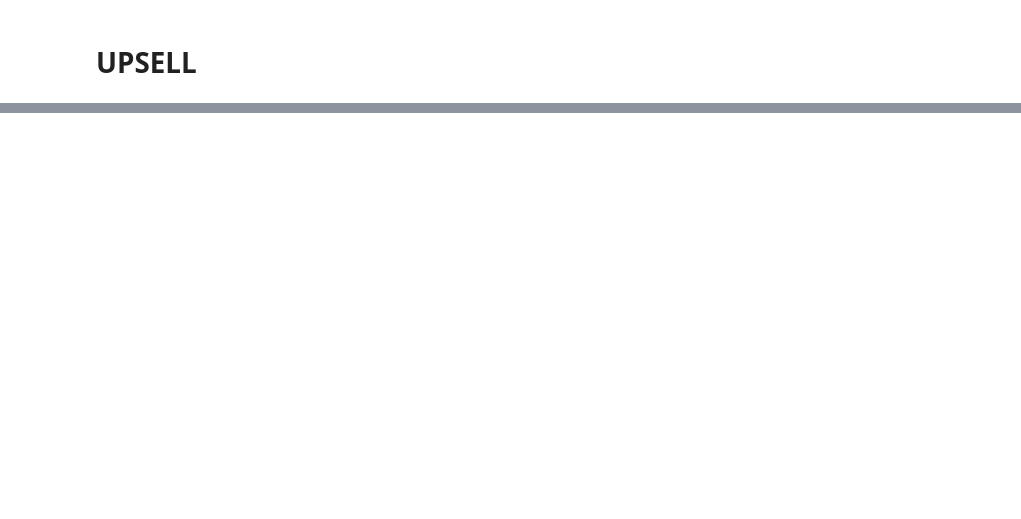
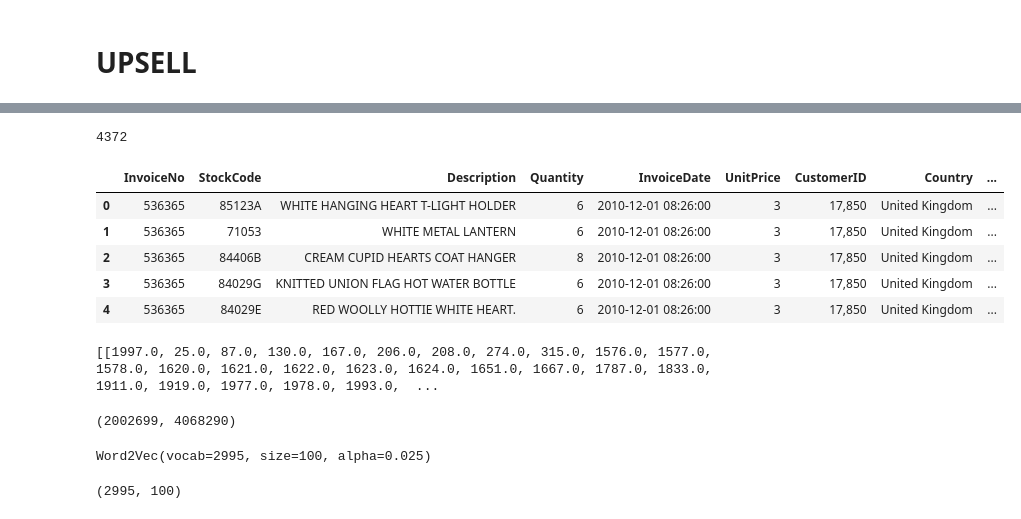
Before and after one commit to Swapnil-Damate/Upselling-and-cross-selling-, a Jupyter notebook: Crossselling_Upselling_OnlineRetail.ipynb, the cells around one changed output, grey strips where cells are left out. Drawn from its saved outputs; the diff is of its cells as text; code cells hidden in the pictures; blank space fills up the shorter version.

```diff
--- a/Crossselling_Upselling_OnlineRetail.ipynb
+++ b/Crossselling_Upselling_OnlineRetail.ipynb
@@ -357,0 +446,3 @@ Recomend.head()
+# %%
+df.dropna(inplace=True)
+df.isnull().sum()
@@ -357,0 +460,27 @@ Recomend.head()
+# %%
+df['StockCode']= df['StockCode'].astype(str)
+# %%
+customers = df["CustomerID"].unique().tolist()
+len(customers)
+# %% [output]
+4372
+# %%
+select=df[['StockCode','CustomerID','clean_products','UnitPrice','Description']]
+df=select.copy()
+df
+# %%
+#swapnil
+recData = recData.dropna()
+df['item_code'] = recData['item_code']
+df['item_code'] = df['item_code']
+pd.options.display.float_format = '{:,.0f}'.format
+# %%
+#swapnil
+df.head()
+# %% [output]
+|  | InvoiceNo | StockCode | Description | Quantity | InvoiceDate | UnitPrice | CustomerID | Country | ... |
+| 0 | 536365 | 85123A | WHITE HANGING HEART T-LIGHT HOLDER | 6 | 2010-12-01 08:26:00 | 3 | 17,850 | United Kingdom | ... |
+| 1 | 536365 | 71053 | WHITE METAL LANTERN | 6 | 2010-12-01 08:26:00 | 3 | 17,850 | United Kingdom | ... |
+| 2 | 536365 | 84406B | CREAM CUPID HEARTS COAT HANGER | 8 | 2010-12-01 08:26:00 | 3 | 17,850 | United Kingdom | ... |
+| 3 | 536365 | 84029G | KNITTED UNION FLAG HOT WATER BOTTLE | 6 | 2010-12-01 08:26:00 | 3 | 17,850 | United Kingdom | ... |
+| 4 | 536365 | 84029E | RED WOOLLY HOTTIE WHITE HEART. | 6 | 2010-12-01 08:26:00 | 3 | 17,850 | United Kingdom | ... |
@@ -357,0 +502,23 @@ Recomend.head()
+# %%
+print(purchases[0:2])
+# %% [output]
+[[1997.0, 25.0, 87.0, 130.0, 167.0, 206.0, 208.0, 274.0, 315.0, 1576.0, 1577.0, 1578.0, 1620.0, 1621.0, 1622.0, 1623.0, 1624.0, 1651.0, 1667.0, 1787.0, 1833.0, 1911.0, 1919.0, 1977.0, 1978.0, 1993.0,  ...
+# %%
+model = Word2Vec(window = 10, sg = 1,negative = 10) # for negative sampling
+
+model.build_vocab(purchases, progress_per=200)
+
+model.train(purchases, total_examples = model.corpus_count, epochs=10)
+# %% [output]
+(2002699, 4068290)
+# %%
+model.init_sims(replace=True)
+print(model)
+# %% [output]
+Word2Vec(vocab=2995, size=100, alpha=0.025)
+# %%
+# extract all vectors
+X = model[model.wv.vocab]
+X.shape
+# %% [output]
+(2995, 100)
```
Also changed, not shown: parts of 63 cells of this notebook.
